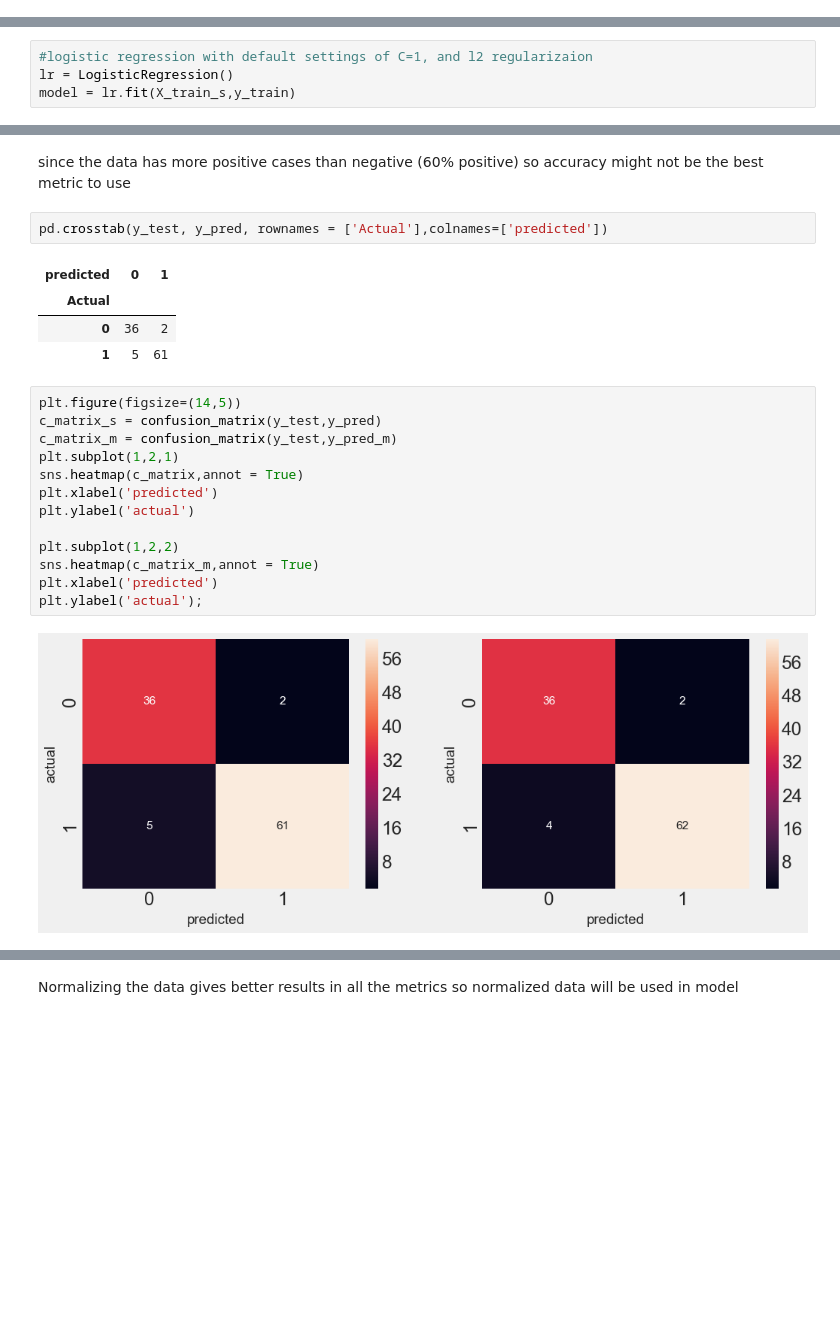
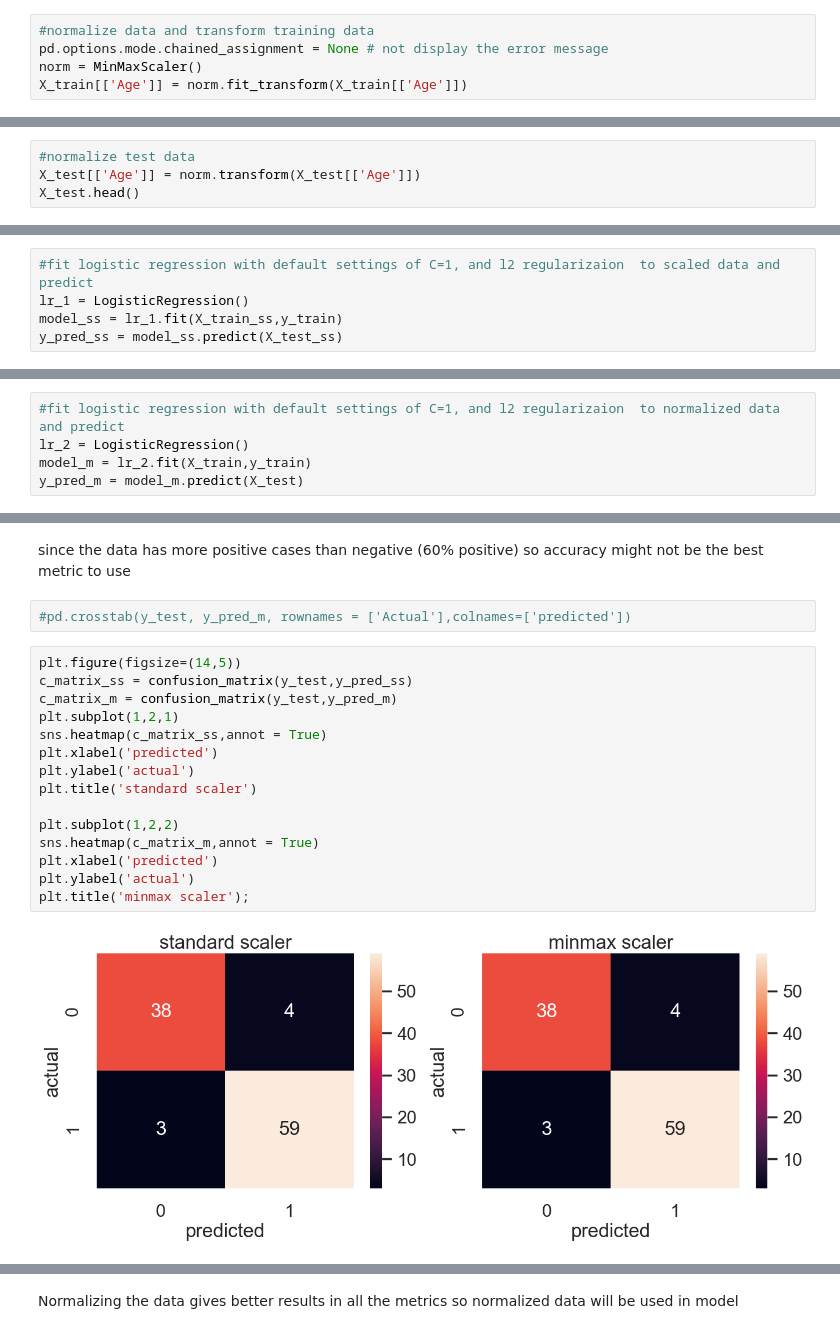
Before and after one commit to rime11/springboard, a Jupyter notebook: capstone_2_diabetes/data processing/preprocessing_modeling.ipynb, the cells around one changed output, grey strips where cells are left out. Cells and saved outputs as stored; diff of their text form; blank space fills up the shorter version.

```diff
--- a/capstone_2_diabetes/data processing/preprocessing_modeling.ipynb
+++ b/capstone_2_diabetes/data processing/preprocessing_modeling.ipynb
@@ -216,0 +220,5 @@ X_train_minmax.shape,y_train.shape,X_test_minmax.shape,y_test.shape
+# %%
+#normalize data and transform training data
+pd.options.mode.chained_assignment = None # not display the error message
+norm = MinMaxScaler()
+X_train[['Age']] = norm.fit_transform(X_train[['Age']])
@@ -216,0 +234,4 @@ X_train_minmax.shape,y_train.shape,X_test_minmax.shape,y_test.shape
+# %%
+#normalize test data
+X_test[['Age']] = norm.transform(X_test[['Age']])
+X_test.head()
@@ -219,6 +274,7 @@ X_train_minmax.shape,y_train.shape,X_test_minmax.shape,y_test.shape
 # %%
 from sklearn.linear_model import LogisticRegression
 # %%
-#logistic regression with default settings of C=1, and l2 regularizaion
-lr = LogisticRegression()
-model = lr.fit(X_train_s,y_train)
+#fit logistic regression with default settings of C=1, and l2 regularizaion  to scaled data and predict
+lr_1 = LogisticRegression()
+model_ss = lr_1.fit(X_train_ss,y_train)
+y_pred_ss = model_ss.predict(X_test_ss)
@@ -240,0 +287,5 @@ model.score(X_test_s,y_test),model.score(X_test_minmax,y_test)# score is accurac
+# %%
+#fit logistic regression with default settings of C=1, and l2 regularizaion  to normalized data and predict
+lr_2 = LogisticRegression()
+model_m = lr_2.fit(X_train,y_train)
+y_pred_m = model_m.predict(X_test)
@@ -246,24 +302,21 @@ accuracy tp+tn/all:  0.9326923076923077 0.9423076923076923
 # %% [markdown]
 since the data has more positive cases than negative (60% positive) so accuracy might not be the best metric to use
 # %%
-pd.crosstab(y_test, y_pred, rownames = ['Actual'],colnames=['predicted'])
+#pd.crosstab(y_test, y_pred_m, rownames = ['Actual'],colnames=['predicted'])
-# %% [output]
-| predicted | 0 | 1 |
-| Actual |  |  |
-| 0 | 36 | 2 |
-| 1 | 5 | 61 |
 # %%
 plt.figure(figsize=(14,5))
-c_matrix_s = confusion_matrix(y_test,y_pred)
+c_matrix_ss = confusion_matrix(y_test,y_pred_ss)
 c_matrix_m = confusion_matrix(y_test,y_pred_m)
 plt.subplot(1,2,1)
-sns.heatmap(c_matrix,annot = True)
+sns.heatmap(c_matrix_ss,annot = True)
 plt.xlabel('predicted')
 plt.ylabel('actual')
+plt.title('standard scaler')
 
 plt.subplot(1,2,2)
 sns.heatmap(c_matrix_m,annot = True)
 plt.xlabel('predicted')
-plt.ylabel('actual');
+plt.ylabel('actual')
+plt.title('minmax scaler');
 # %% [output]
-[figure, old version]
+[figure, new version]
```
Also changed, not shown: parts of 99 cells of this notebook.
